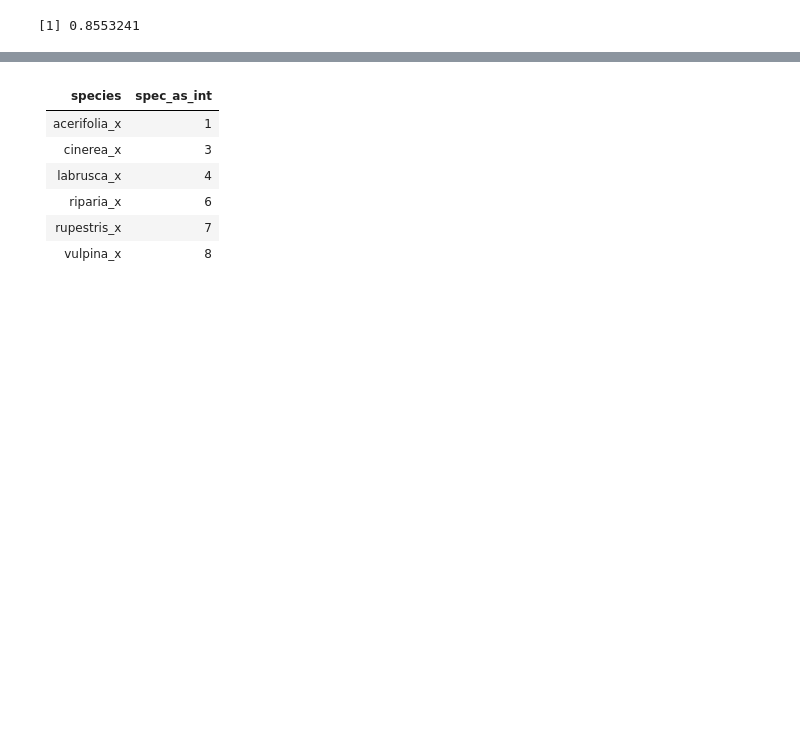
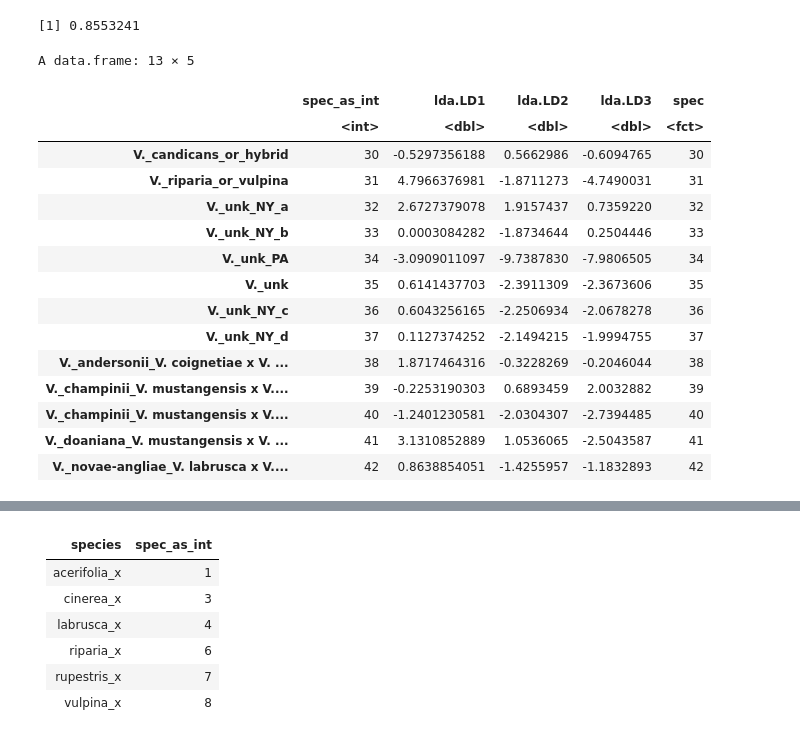
Before and after one commit to Kovacs-Lab/Geneva_Ionomics, a Jupyter notebook: Big_Four_Final.ipynb, the cells around one changed output, grey strips where cells are left out. Saved outputs shown, nothing was run; the diff lists cells and outputs as text; code cells hidden in the pictures; blank space fills up the shorter version.

```diff
--- a/Big_Four_Final.ipynb
+++ b/Big_Four_Final.ipynb
@@ -138,6 +95,25 @@ pred.impute <- predict(lda.impute)
 pred.hybrids <- lda.impute %>% predict(hybrids)
 # %%
 viz.impute <- data.frame(spec = df.impute[1], lda = pred.impute$x)
-viz.hybrids <- data.frame(spec = hybrids[1], lda = pred.hybrids$x)
+viz.hybrids <- data.frame(spec = hybrids[2], lda = pred.hybrids$x)
 viz.impute$spec = as.factor(viz.impute$spec)
 viz.hybrids$spec = as.factor(viz.hybrids$spec)
+row.names(viz.hybrids) = unlist(hybrids[1])
+viz.hybrids
+# %% [output]
+A data.frame: 13 × 5
+|  | spec_as_int | lda.LD1 | lda.LD2 | lda.LD3 | spec |
+|  | <int> | <dbl> | <dbl> | <dbl> | <fct> |
+| V._candicans_or_hybrid | 30 | -0.5297356188 | 0.5662986 | -0.6094765 | 30 |
+| V._riparia_or_vulpina | 31 | 4.7966376981 | -1.8711273 | -4.7490031 | 31 |
+| V._unk_NY_a | 32 | 2.6727379078 | 1.9157437 | 0.7359220 | 32 |
+| V._unk_NY_b | 33 | 0.0003084282 | -1.8734644 | 0.2504446 | 33 |
+| V._unk_PA | 34 | -3.0909011097 | -9.7387830 | -7.9806505 | 34 |
+| V._unk | 35 | 0.6141437703 | -2.3911309 | -2.3673606 | 35 |
+| V._unk_NY_c | 36 | 0.6043256165 | -2.2506934 | -2.0678278 | 36 |
+| V._unk_NY_d | 37 | 0.1127374252 | -2.1494215 | -1.9994755 | 37 |
+| V._andersonii_V. coignetiae x V. ... | 38 | 1.8717464316 | -0.3228269 | -0.2046044 | 38 |
+| V._champinii_V. mustangensis x V.... | 39 | -0.2253190303 | 0.6893459 | 2.0032882 | 39 |
+| V._champinii_V. mustangensis x V.... | 40 | -1.2401230581 | -2.0304307 | -2.7394485 | 40 |
+| V._doaniana_V. mustangensis x V. ... | 41 | 3.1310852889 | 1.0536065 | -2.5043587 | 41 |
+| V._novae-angliae_V. labrusca x V.... | 42 | 0.8638854051 | -1.4255957 | -1.1832893 | 42 |
```
Also changed, not shown: parts of 4 cells of this notebook.
